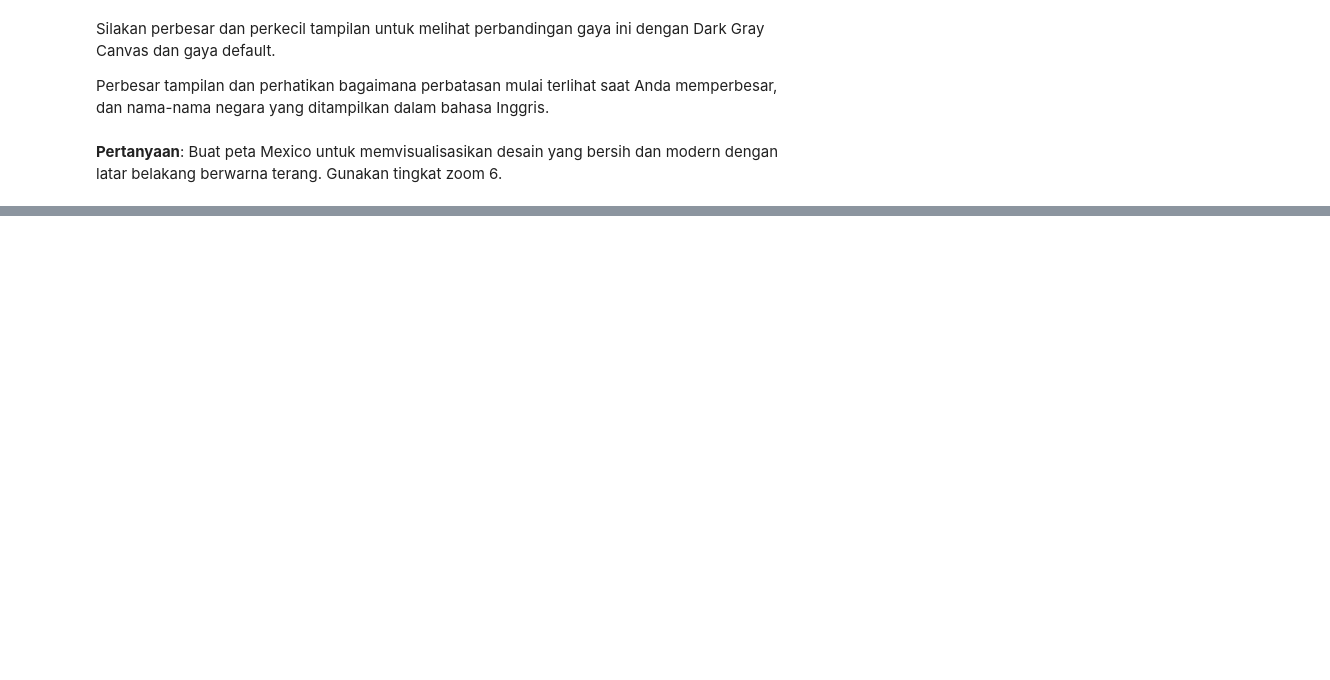
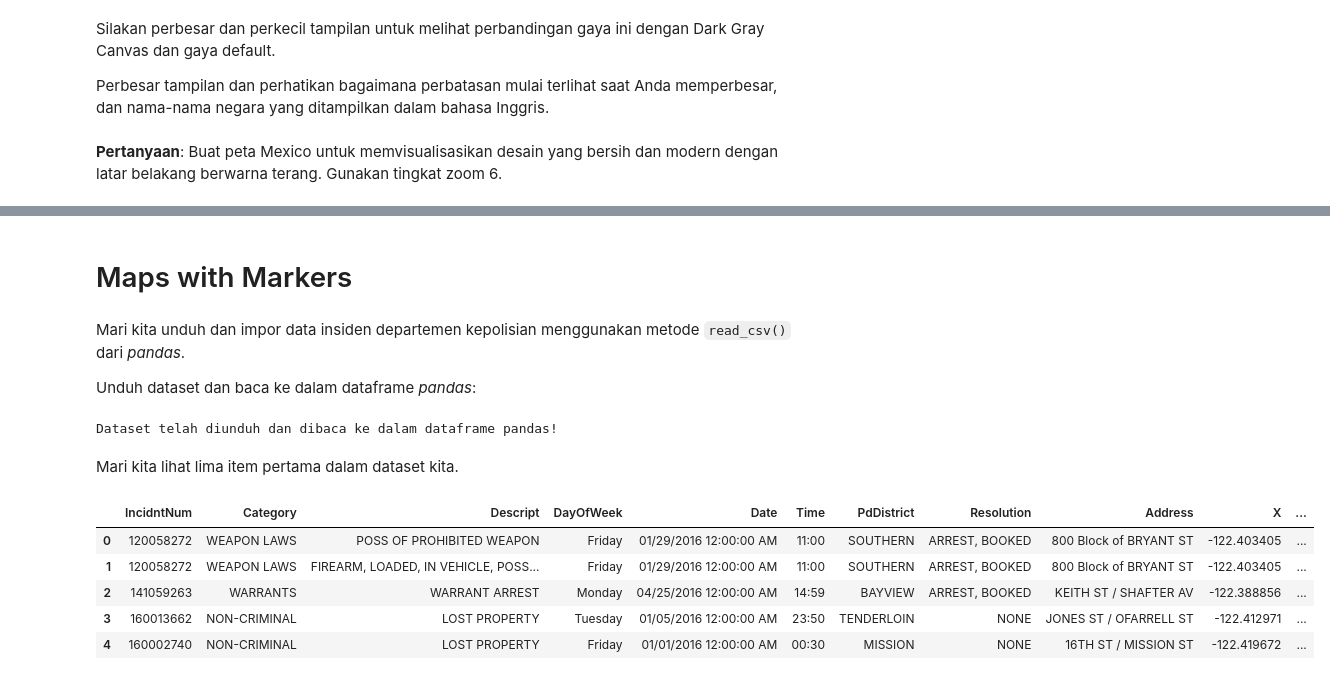
Before and after one commit to jagadhita28/ibm-data-visualization-python, a Jupyter notebook: module-3-advanced-viz-geospatial/notebooks/02_visualizing_geospatial_data.ipynb, the cells around one changed output, grey strips where cells are left out. Saved outputs shown, nothing was run; the diff lists cells and outputs as text; code cells hidden in the pictures; blank space fills up the shorter version.

Commit message:
Add module 3: add map with markers in notebook

```diff
--- a/module-3-advanced-viz-geospatial/notebooks/02_visualizing_geospatial_data.ipynb
+++ b/module-3-advanced-viz-geospatial/notebooks/02_visualizing_geospatial_data.ipynb
@@ -147,3 +147,26 @@ mexico_map = folium.Map(location=[19.434041981675733, -99.13913907196424], zoom_
 mexico_map
 # %% [output]
 [interactive output not drawn]
+# %% [markdown]
+# Maps with Markers <a id="4"></a>
+# %% [markdown]
+Mari kita unduh dan impor data insiden departemen kepolisian menggunakan metode `read_csv()` dari *pandas*.
+
+Unduh dataset dan baca ke dalam dataframe *pandas*:
+# %%
+df_incidents = pd.read_csv("https://cf-courses-data.s3.us.cloud-object-storage.appdomain.cloud/IBMDeveloperSkillsNetwork-DV0101EN-SkillsNetwork/Data%20Files/Police_Department_Incidents_-_Previous_Year__2016_.csv")
+
+print("Dataset telah diunduh dan dibaca ke dalam dataframe pandas!")
+# %% [output]
+Dataset telah diunduh dan dibaca ke dalam dataframe pandas!
+# %% [markdown]
+Mari kita lihat lima item pertama dalam dataset kita.
+# %%
+df_incidents.head()
+# %% [output]
+|  | IncidntNum | Category | Descript | DayOfWeek | Date | Time | PdDistrict | Resolution | Address | X | ... |
+| 0 | 120058272 | WEAPON LAWS | POSS OF PROHIBITED WEAPON | Friday | 01/29/2016 12:00:00 AM | 11:00 | SOUTHERN | ARREST, BOOKED | 800 Block of BRYANT ST | -122.403405 | ... |
+| 1 | 120058272 | WEAPON LAWS | FIREARM, LOADED, IN VEHICLE, POSS... | Friday | 01/29/2016 12:00:00 AM | 11:00 | SOUTHERN | ARREST, BOOKED | 800 Block of BRYANT ST | -122.403405 | ... |
+| 2 | 141059263 | WARRANTS | WARRANT ARREST | Monday | 04/25/2016 12:00:00 AM | 14:59 | BAYVIEW | ARREST, BOOKED | KEITH ST / SHAFTER AV | -122.388856 | ... |
+| 3 | 160013662 | NON-CRIMINAL | LOST PROPERTY | Tuesday | 01/05/2016 12:00:00 AM | 23:50 | TENDERLOIN | NONE | JONES ST / OFARRELL ST | -122.412971 | ... |
+| 4 | 160002740 | NON-CRIMINAL | LOST PROPERTY | Friday | 01/01/2016 12:00:00 AM | 00:30 | MISSION | NONE | 16TH ST / MISSION ST | -122.419672 | ... |
```
Also changed, not shown: parts of 20 cells of this notebook.
